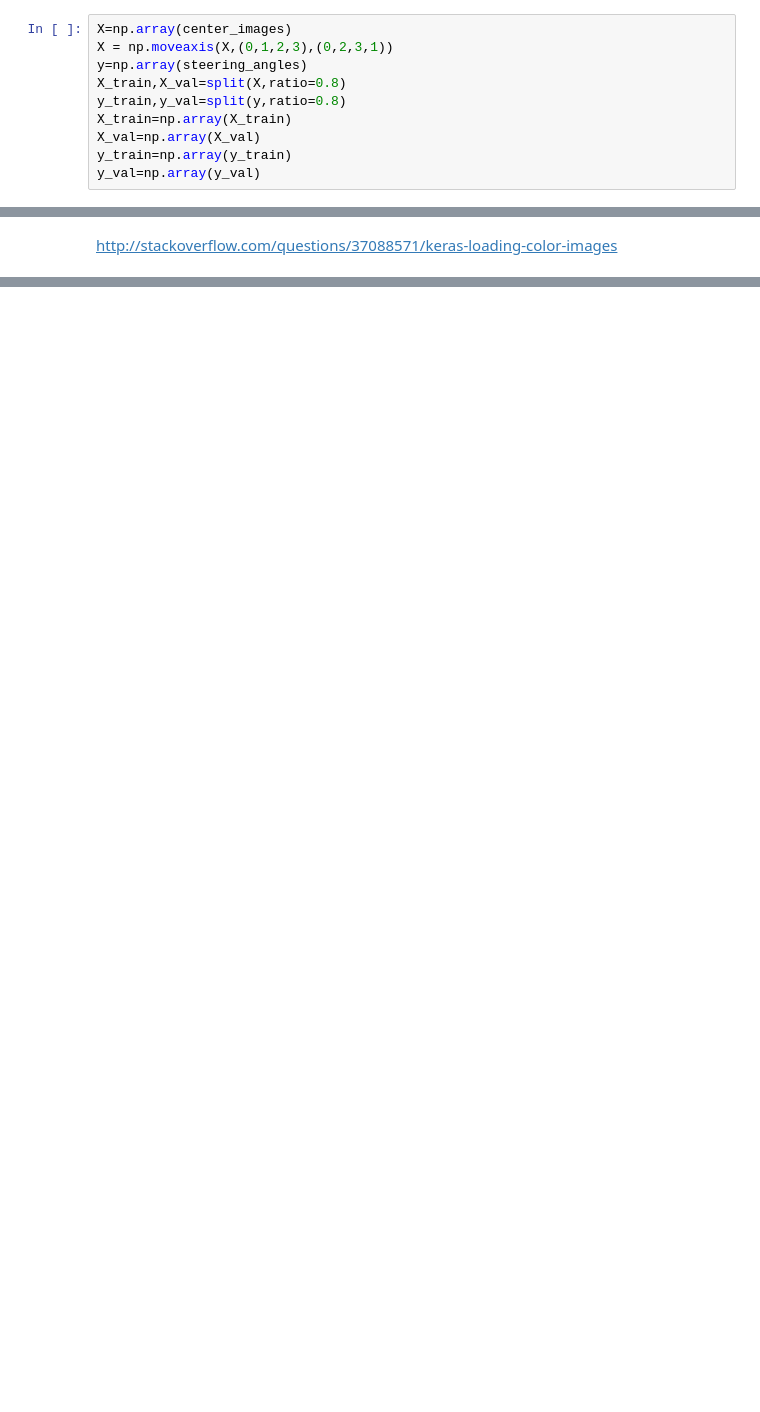
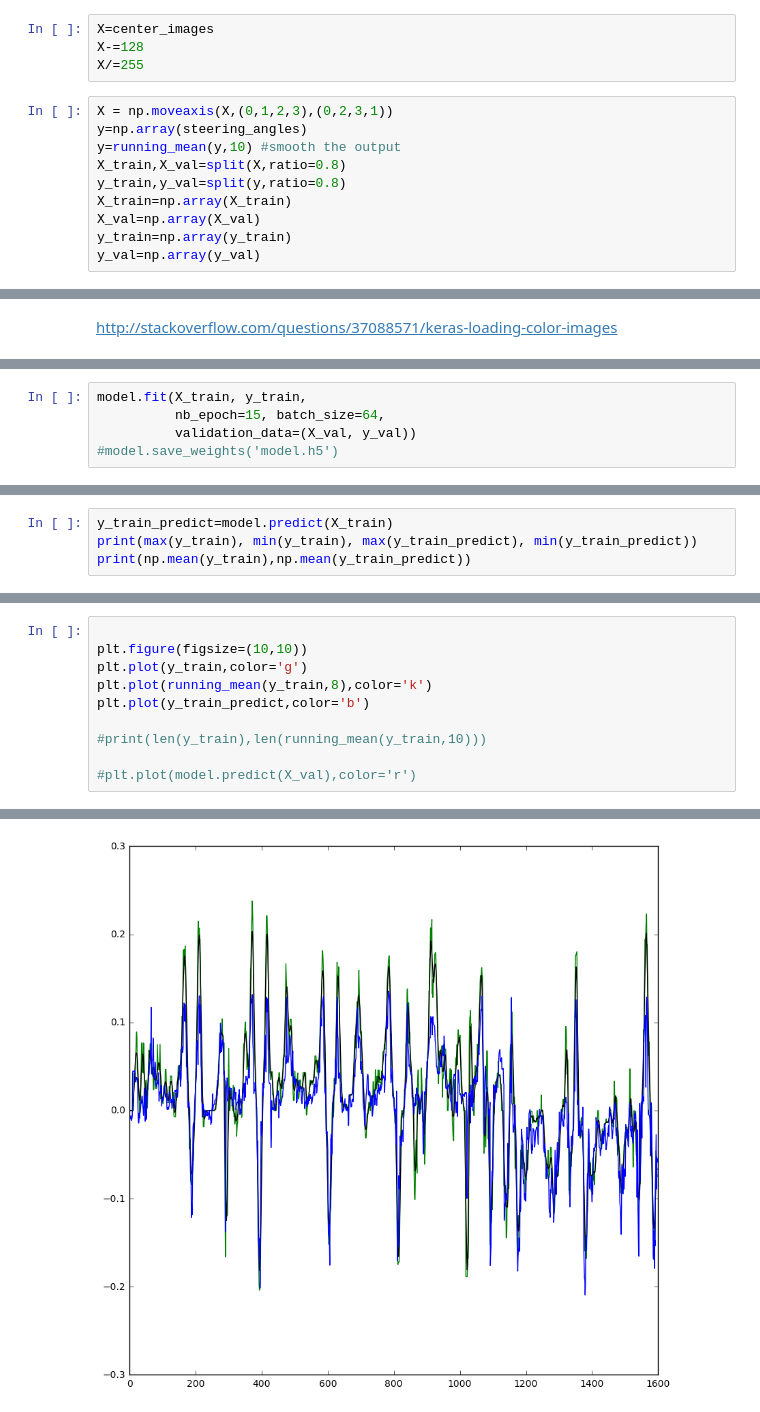
Before and after one commit to berickson/CarND-Behaviorial-Cloning, a Jupyter notebook: Behavorial-Cloning.ipynb, the cells around one changed output, grey strips where cells are left out. Saved outputs shown, nothing was run; the diff lists cells and outputs as text; blank space fills up the shorter version.

```diff
--- a/Behavorial-Cloning.ipynb
+++ b/Behavorial-Cloning.ipynb
@@ -174,9 +211,13 @@ Widget Javascript not detected.  It may not be installed properly. Did you enabl
 # %% [markdown]
 used this as a starter: https://blog.keras.io/building-powerful-image-classification-models-using-very-little-data.html
+# %%
+X=center_images
+X-=128
+X/=255
 # %%
-X=np.array(center_images)
 X = np.moveaxis(X,(0,1,2,3),(0,2,3,1))
 y=np.array(steering_angles)
+y=running_mean(y,10) #smooth the output
 X_train,X_val=split(X,ratio=0.8)
 y_train,y_val=split(y,ratio=0.8)
 X_train=np.array(X_train)
@@ -251,0 +283,5 @@ Epoch 50/50
+# %%
+model.fit(X_train, y_train,
+          nb_epoch=15, batch_size=64,
+          validation_data=(X_val, y_val))
+#model.save_weights('model.h5')
@@ -251,0 +307,4 @@ Epoch 50/50
+# %%
+y_train_predict=model.predict(X_train)
+print(max(y_train), min(y_train), max(y_train_predict), min(y_train_predict))
+print(np.mean(y_train),np.mean(y_train_predict))
@@ -251,0 +314,11 @@ Epoch 50/50
+# %%
+
+plt.figure(figsize=(10,10))
+plt.plot(y_train,color='g')
+plt.plot(running_mean(y_train,8),color='k')
+plt.plot(y_train_predict,color='b')
+
+#print(len(y_train),len(running_mean(y_train,10)))
+
+#plt.plot(model.predict(X_val),color='r')
+# %% [output]
@@ -251,0 +326 @@ Epoch 50/50
+[figure, added]
```
Also changed, not shown: parts of 29 cells of this notebook.
